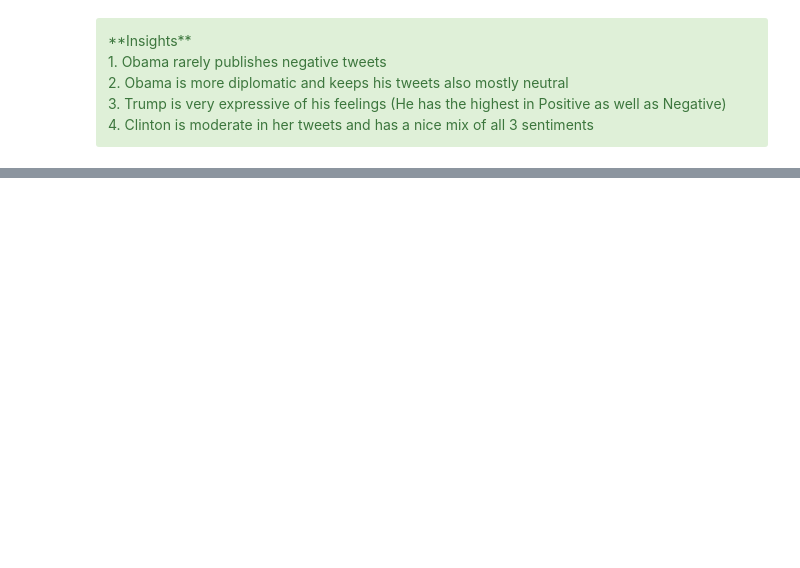
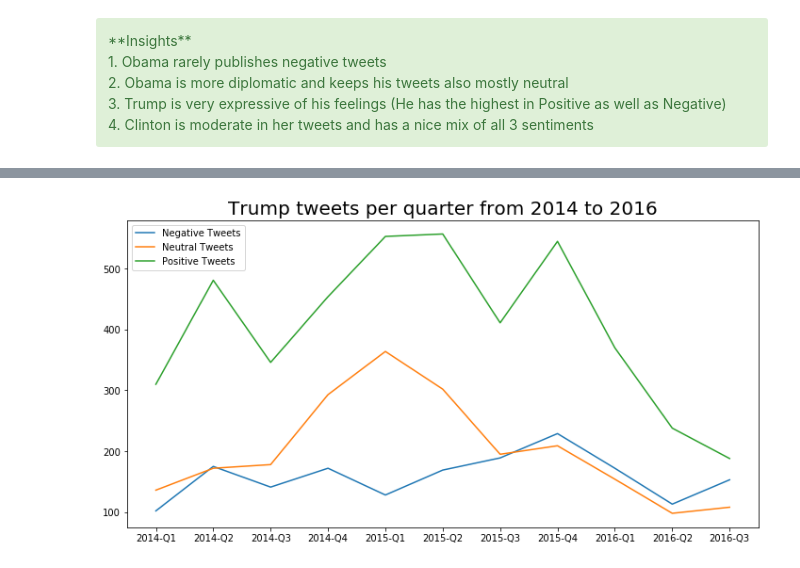
Before and after one commit to shubhamperiwal/political_social_media_analysis, a Jupyter notebook: 3. Sentiment Analysis.ipynb, the cells around one changed output, grey strips where cells are left out. Cells and saved outputs as stored; diff of their text form; code cells hidden in the pictures; blank space fills up the shorter version.

Commit message:
Add time-series of sentiment analysis

```diff
--- a/3. Sentiment Analysis.ipynb
+++ b/3. Sentiment Analysis.ipynb
@@ -112,0 +124,38 @@ plt.show()
+# %%
+#Splitting into quarters as demonstrated in the previous notebook
+trump['date'] = pd.to_datetime(trump['date'])
+obama['date'] = pd.to_datetime(obama['date'])
+clinton['date'] = pd.to_datetime(clinton['date'])
+
+trump_copy = trump.copy()
+obama_copy = obama.copy()
+clinton_copy = clinton.copy()
+
+#Creating a new column to change the date to quarter number
+trump_copy['quarters'] = trump_copy.date.dt.quarter + (trump_copy.date.dt.year - 2014)*4
+obama_copy['quarters'] = obama_copy.date.dt.quarter + (obama_copy.date.dt.year - 2014)*4
+clinton_copy['quarters'] = clinton_copy.date.dt.quarter + (clinton_copy.date.dt.year - 2014)*4
+
+#Converting the columns to integer
+trump_copy['quarters'] = trump_copy['quarters'].astype(int)
+obama_copy['quarters'] = obama_copy['quarters'].astype(int)
+clinton_copy['quarters'] = clinton_copy['quarters'].astype(int)
+# %%
+quarters = ['2014-Q1', '2014-Q2', '2014-Q3', '2014-Q4',
+           '2015-Q1', '2015-Q2', '2015-Q3', '2015-Q4',
+           '2016-Q1', '2016-Q2', '2016-Q3']
+# %%
+trump_crosstab = pd.crosstab(trump_copy['quarters'], trump_copy['Sentiment_Type'])
+trump_crosstab.drop(12, inplace=True)
+trump_crosstab.head()
+# %%
+plt.figure(figsize=(12, 6))  # width:20, height:6
+plt.title("Trump tweets per quarter from 2014 to 2016", fontsize=20)
+plt.plot(quarters, trump_crosstab['Negative'])
+plt.plot(quarters, trump_crosstab['Neutral'])
+plt.plot(quarters, trump_crosstab['Positive'])
+
+plt.legend(['Negative Tweets', 'Neutral Tweets', 'Positive Tweets'], loc='upper left')
+plt.show()
+# %% [output]
+[figure, added]
```
Also changed, not shown: parts of 8 cells of this notebook.
